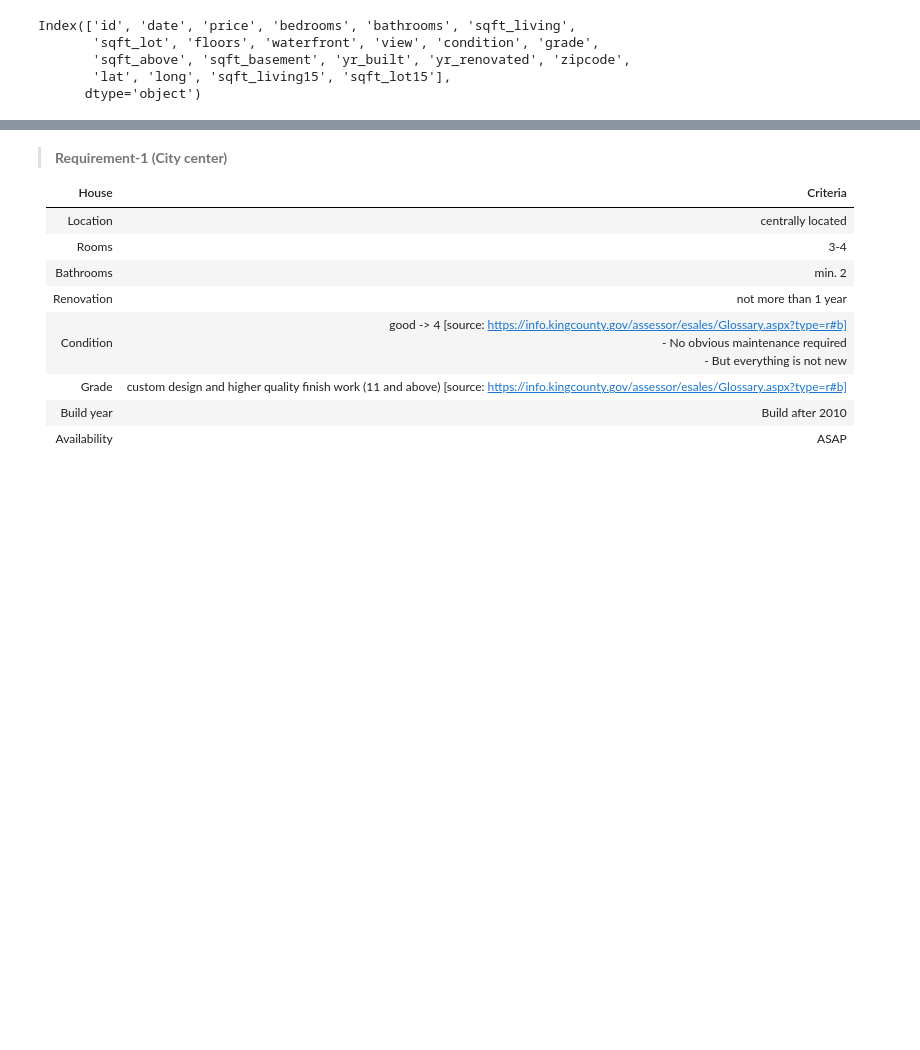
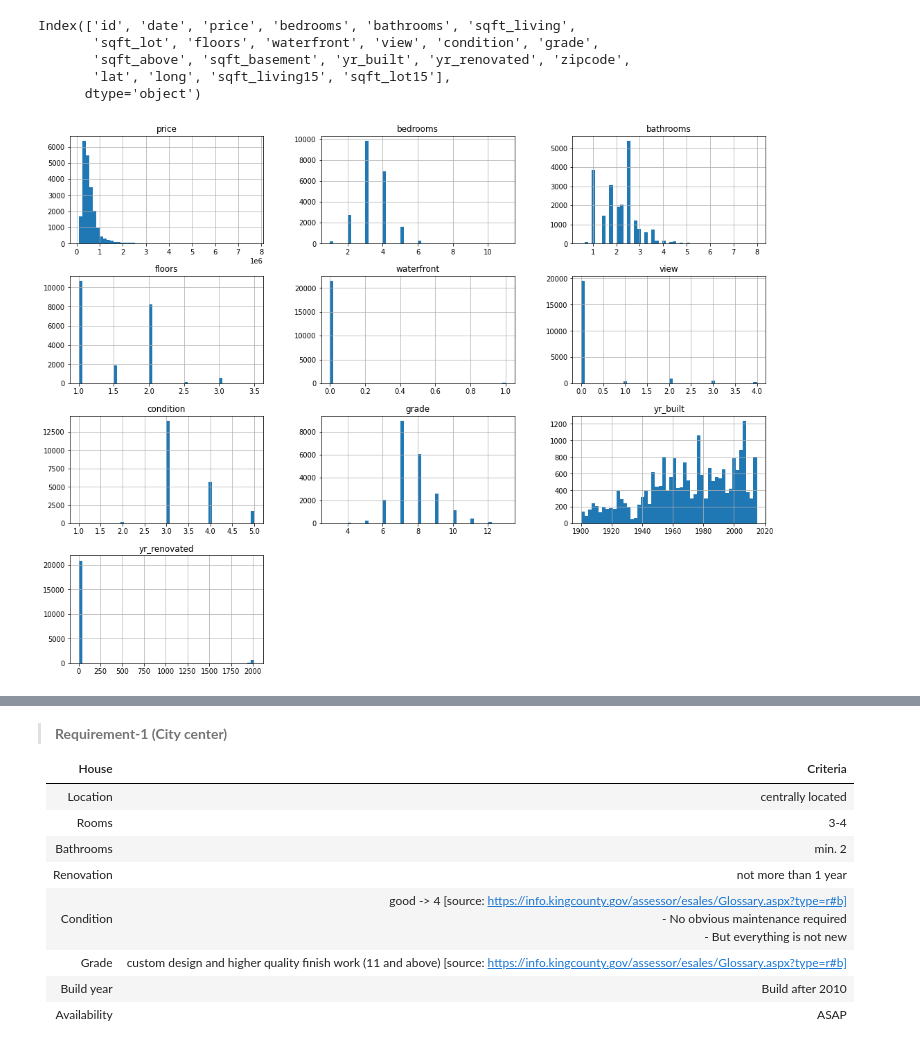
Before and after one commit to SabeehRaza-DS/King-County_EDA, a Jupyter notebook: EDA_housing.ipynb, the cells around one changed output, grey strips where cells are left out. Saved outputs shown, nothing was run; the diff lists cells and outputs as text; code cells hidden in the pictures; blank space fills up the shorter version.

```diff
--- a/EDA_housing.ipynb
+++ b/EDA_housing.ipynb
@@ -160,3 +306,9 @@ Index(['id', 'date', 'price', 'bedrooms', 'bathrooms', 'sqft_living',
        'sqft_above', 'sqft_basement', 'yr_built', 'yr_renovated', 'zipcode',
        'lat', 'long', 'sqft_living15', 'sqft_lot15'],
       dtype='object')
+# %%
+hist_columns = ['price', 'bedrooms', 'bathrooms', 'floors', 'waterfront', 'view', 'condition', 'grade', 'yr_built','yr_renovated']
+df[hist_columns].hist(bins=50, figsize = (18,14))
+plt.show()
+# %% [output]
+[figure, added]
```
Also changed, not shown: parts of 64 cells of this notebook, 3 other files.
